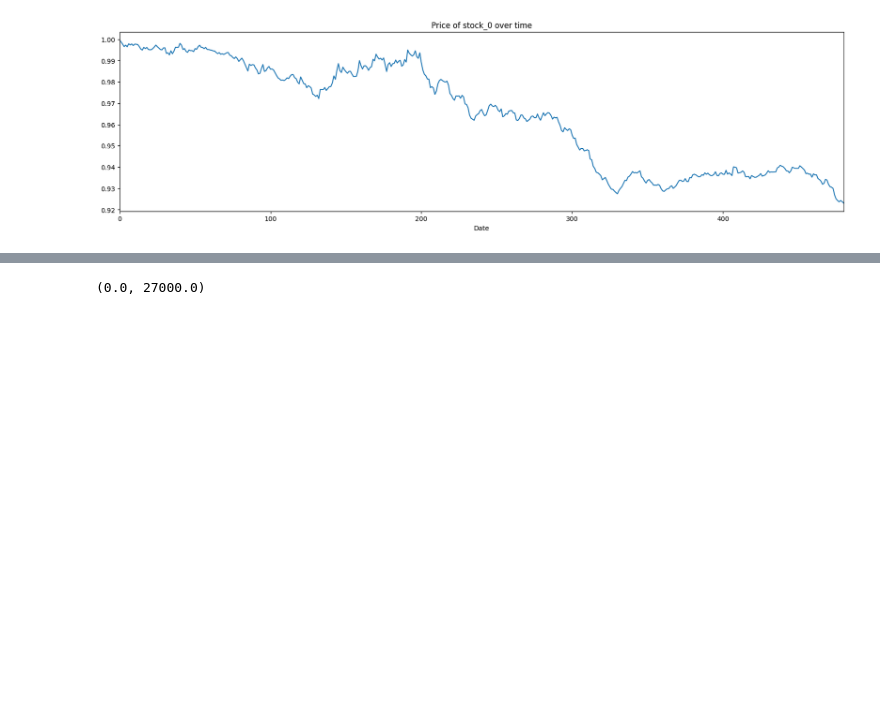
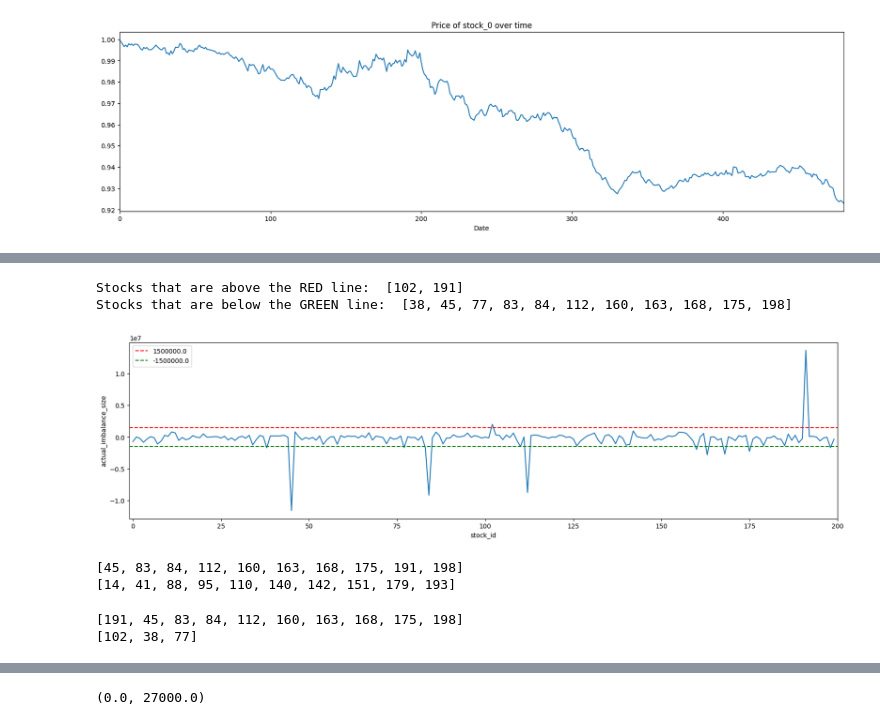
Before and after one commit to huanrafa/ProjectPracticing, a Jupyter notebook: 2023_12(1) Optiver - Trading at the Close/OptiverTrading.ipynb, the cells around one changed output, grey strips where cells are left out. Saved outputs shown, nothing was run; the diff lists cells and outputs as text; code cells hidden in the pictures; blank space fills up the shorter version.

```diff
--- a/2023_12(1) Optiver - Trading at the Close/OptiverTrading.ipynb
+++ b/2023_12(1) Optiver - Trading at the Close/OptiverTrading.ipynb
@@ -529,0 +564,38 @@ plt.xlim(0,480)
+# %%
+training['actual_imbalance_size'] = training['imbalance_size']*training['imbalance_buy_sell_flag']
+testing['actual_imbalance_size'] = training['imbalance_size']*training['imbalance_buy_sell_flag']
+
+test = training.groupby('stock_id')['actual_imbalance_size'].mean()
+
+red_lim = 0.15*1e7
+green_lim = -0.15*1e7
+red_list2 = list(test[test>red_lim].index)
+green_list2 = list(test[test<green_lim].index)
+print('Stocks that are above the RED line: ', red_list2)
+print('Stocks that are below the GREEN line: ', green_list2)
+
+fig, ax = plt.subplots(figsize=(20,5))
+
+sns.lineplot(data=test, ax=ax)
+ax.axhline(y=red_lim, color='red', linestyle='--', label=f'{red_lim}')
+ax.axhline(y=green_lim, color='green', linestyle='--', label=f'{green_lim}')
+ax.legend()
+plt.xlim(-1,200)
+
+total_list2 = red_list2 + green_list2
+# %% [output]
+Stocks that are above the RED line:  [102, 191]
+Stocks that are below the GREEN line:  [38, 45, 77, 83, 84, 112, 160, 163, 168, 175, 198]
+[figure, added]
+# %%
+print([element for element in total_list1 if element in total_list2])
+print([element for element in total_list1 if element not in total_list2])
+# %% [output]
+[45, 83, 84, 112, 160, 163, 168, 175, 191, 198]
+[14, 41, 88, 95, 110, 140, 142, 151, 179, 193]
+# %%
+print([element for element in total_list2 if element in total_list1])
+print([element for element in total_list2 if element not in total_list1])
+# %% [output]
+[191, 45, 83, 84, 112, 160, 163, 168, 175, 198]
+[102, 38, 77]
```
Also changed, not shown: parts of 14 cells of this notebook.
